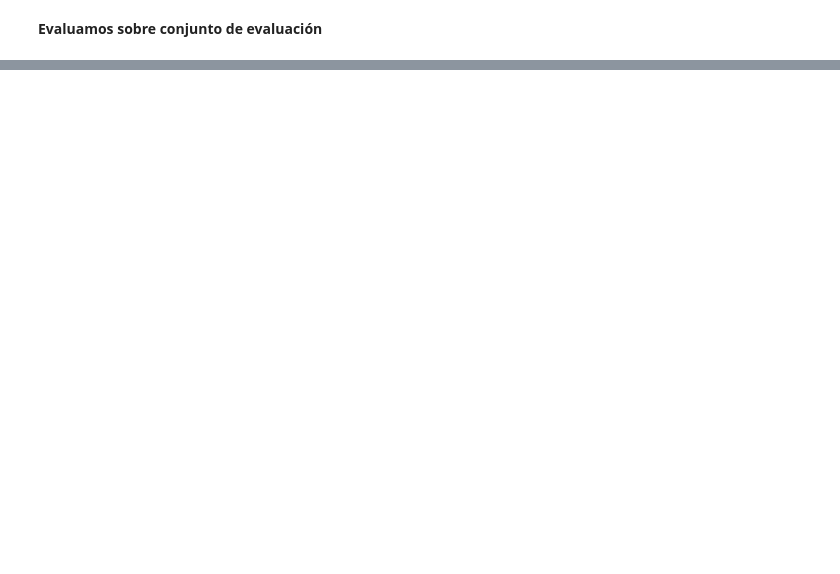
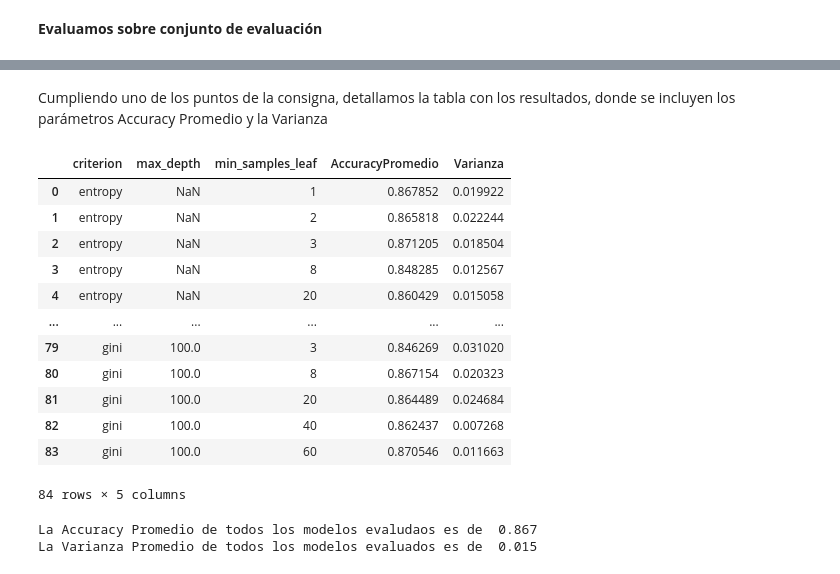
Before and after one commit to DiploDatos-Grupo2/IntroduccionAprendizajeAutomatico, a Jupyter notebook: Lab 2.ipynb, the cells around one changed output, grey strips where cells are left out. Drawn from its saved outputs; the diff is of its cells as text; code cells hidden in the pictures; blank space fills up the shorter version.

```diff
--- a/Lab 2.ipynb
+++ b/Lab 2.ipynb
@@ -439,0 +442,27 @@ Normalized confusion matrix
+# %% [markdown]
+Cumpliendo uno de los puntos de la consigna, detallamos la tabla con los resultados, donde se incluyen los parámetros Accuracy Promedio y la Varianza
+# %%
+df = pd.concat([pd.DataFrame(best_tree.cv_results_["params"]),
+                pd.DataFrame(best_tree.cv_results_["mean_test_score"], columns=["AccuracyPromedio"]),
+                pd.DataFrame(best_tree.cv_results_["std_test_score"], columns=["Varianza"])],axis=1)
+df
+# %% [output]
+|  | criterion | max_depth | min_samples_leaf | AccuracyPromedio | Varianza |
+| 0 | entropy | NaN | 1 | 0.867852 | 0.019922 |
+| 1 | entropy | NaN | 2 | 0.865818 | 0.022244 |
+| 2 | entropy | NaN | 3 | 0.871205 | 0.018504 |
+| 3 | entropy | NaN | 8 | 0.848285 | 0.012567 |
+| 4 | entropy | NaN | 20 | 0.860429 | 0.015058 |
+| ... | ... | ... | ... | ... | ... |
+| 79 | gini | 100.0 | 3 | 0.846269 | 0.031020 |
+| 80 | gini | 100.0 | 8 | 0.867154 | 0.020323 |
+| 81 | gini | 100.0 | 20 | 0.864489 | 0.024684 |
+| 82 | gini | 100.0 | 40 | 0.862437 | 0.007268 |
+| 83 | gini | 100.0 | 60 | 0.870546 | 0.011663 |
+84 rows × 5 columns
+# %%
+print("La Accuracy Promedio de todos los modelos evaludaos es de ", "{:.3f}".format(df.AccuracyPromedio.mean()))
+print("La Varianza Promedio de todos los modelos evaluados es de ", "{:.3f}".format(df.Varianza.mean()))
+# %% [output]
+La Accuracy Promedio de todos los modelos evaludaos es de  0.867
+La Varianza Promedio de todos los modelos evaluados es de  0.015
```
Also changed, not shown: parts of 23 cells of this notebook.
